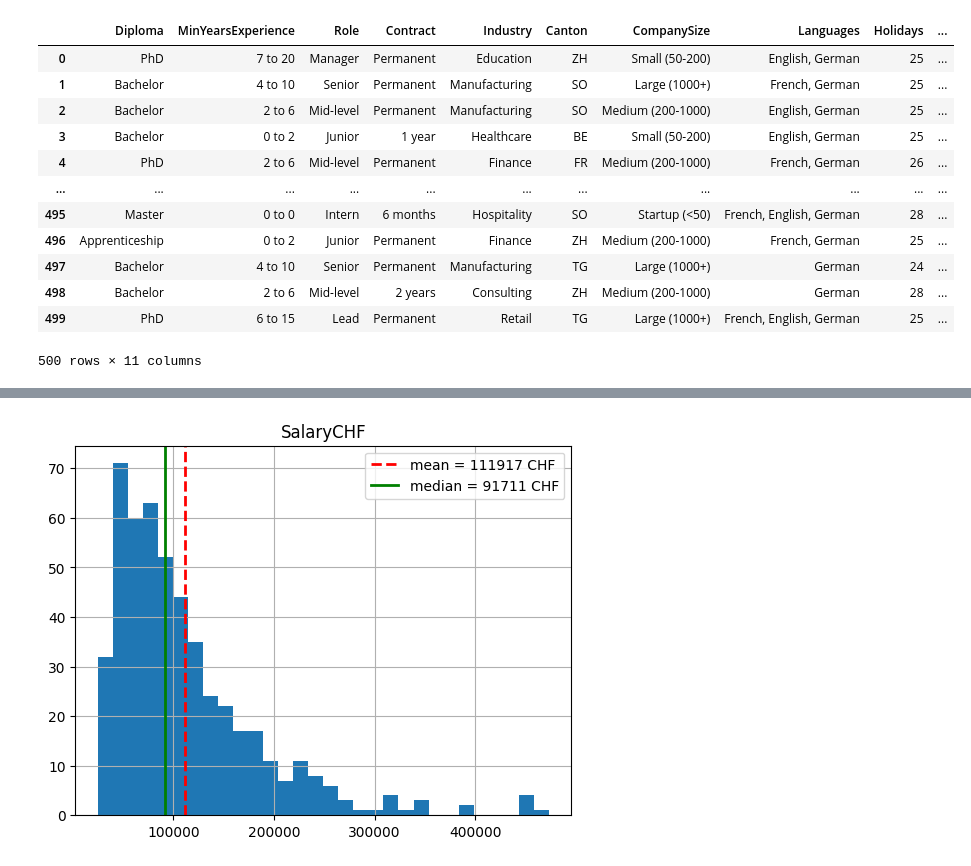
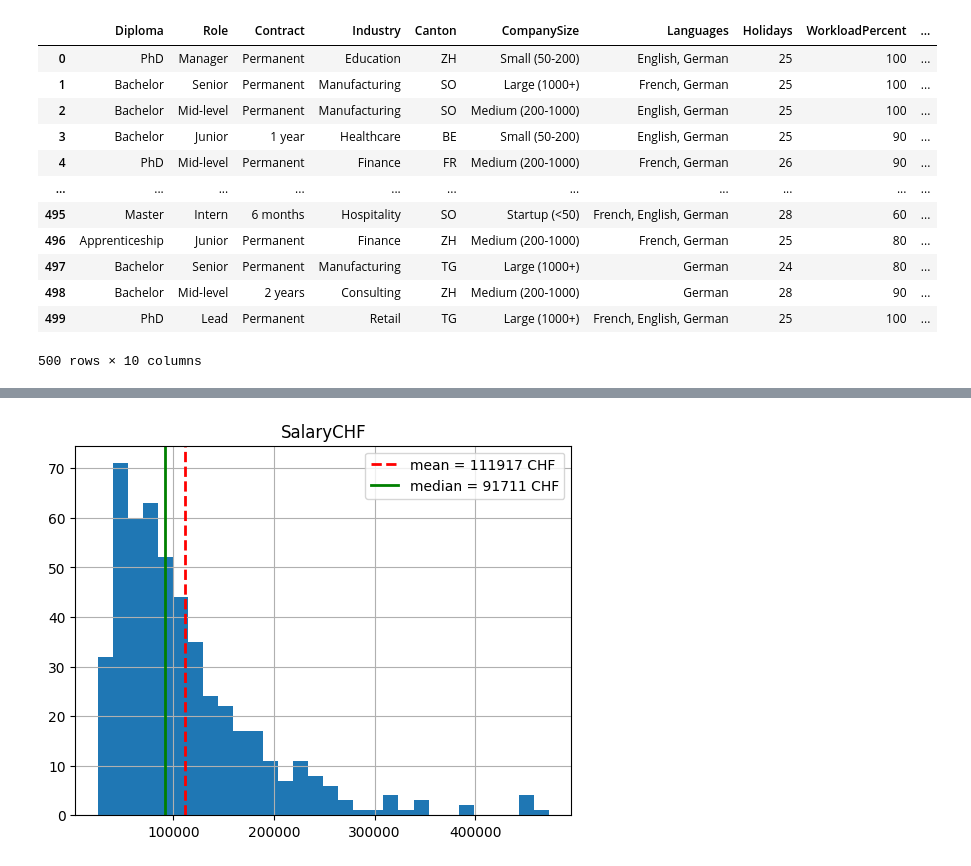
Before and after one commit to Dyumes/SS2-MobileApp, a Jupyter notebook: model_prediction/model.ipynb, the cells around one changed output, grey strips where cells are left out. Cells and saved outputs as stored; diff of their text form; code cells hidden in the pictures.

```diff
--- a/model_prediction/model.ipynb
+++ b/model_prediction/model.ipynb
@@ -1,46 +1,44 @@
 # %%
 import matplotlib.pyplot as plt
 import seaborn as sns
 import numpy as np
 import pandas as pd
 from sklearn.pipeline import Pipeline
 from sklearn.impute import SimpleImputer
 from sklearn.preprocessing import OneHotEncoder, StandardScaler, OrdinalEncoder
 from sklearn.model_selection import train_test_split, cross_val_score, KFold
 from sklearn.linear_model import LinearRegression, Ridge, RidgeCV
 from sklearn.metrics import mean_squared_error, r2_score,mean_absolute_error
 from sklearn.compose import ColumnTransformer, TransformedTargetRegressor
 
 pd.options.mode.chained_assignment = None
 data = pd.read_csv('swiss_job_offers.csv')
 
 data = data.drop('MaternityLeaveWeeks', axis=1)
 data = data.drop('PaternityLeaveWeeks', axis=1)
 data = data.drop('CitySize', axis=1)
 data = data.drop('Perks', axis=1)
-#data = data.drop('Industry', axis=1)
-#data = data.drop('CompanySize', axis=1)
+data = data.drop('MinYearsExperience', axis=1)
 data['Languages'] = data['Languages'].fillna('unknown')
-#data = data.drop('Languages', axis=1)
-#data = data.drop('Holidays', axis=1)
+
 
 
 #data[data.isna().any(axis=1)]
 data
 # %% [output]
-|  | Diploma | MinYearsExperience | Role | Contract | Industry | Canton | CompanySize | Languages | Holidays | ... |
-| 0 | PhD | 7 to 20 | Manager | Permanent | Education | ZH | Small (50-200) | English, German | 25 | ... |
-| 1 | Bachelor | 4 to 10 | Senior | Permanent | Manufacturing | SO | Large (1000+) | French, German | 25 | ... |
-| 2 | Bachelor | 2 to 6 | Mid-level | Permanent | Manufacturing | SO | Medium (200-1000) | English, German | 25 | ... |
-| 3 | Bachelor | 0 to 2 | Junior | 1 year | Healthcare | BE | Small (50-200) | English, German | 25 | ... |
-| 4 | PhD | 2 to 6 | Mid-level | Permanent | Finance | FR | Medium (200-1000) | French, German | 26 | ... |
+|  | Diploma | Role | Contract | Industry | Canton | CompanySize | Languages | Holidays | WorkloadPercent | ... |
+| 0 | PhD | Manager | Permanent | Education | ZH | Small (50-200) | English, German | 25 | 100 | ... |
+| 1 | Bachelor | Senior | Permanent | Manufacturing | SO | Large (1000+) | French, German | 25 | 100 | ... |
+| 2 | Bachelor | Mid-level | Permanent | Manufacturing | SO | Medium (200-1000) | English, German | 25 | 100 | ... |
+| 3 | Bachelor | Junior | 1 year | Healthcare | BE | Small (50-200) | English, German | 25 | 90 | ... |
+| 4 | PhD | Mid-level | Permanent | Finance | FR | Medium (200-1000) | French, German | 26 | 90 | ... |
 | ... | ... | ... | ... | ... | ... | ... | ... | ... | ... | ... |
-| 495 | Master | 0 to 0 | Intern | 6 months | Hospitality | SO | Startup (<50) | French, English, German | 28 | ... |
-| 496 | Apprenticeship | 0 to 2 | Junior | Permanent | Finance | ZH | Medium (200-1000) | French, German | 25 | ... |
-| 497 | Bachelor | 4 to 10 | Senior | Permanent | Manufacturing | TG | Large (1000+) | German | 24 | ... |
-| 498 | Bachelor | 2 to 6 | Mid-level | 2 years | Consulting | ZH | Medium (200-1000) | German | 28 | ... |
-| 499 | PhD | 6 to 15 | Lead | Permanent | Retail | TG | Large (1000+) | French, English, German | 25 | ... |
+| 495 | Master | Intern | 6 months | Hospitality | SO | Startup (<50) | French, English, German | 28 | 60 | ... |
+| 496 | Apprenticeship | Junior | Permanent | Finance | ZH | Medium (200-1000) | French, German | 25 | 80 | ... |
+| 497 | Bachelor | Senior | Permanent | Manufacturing | TG | Large (1000+) | German | 24 | 80 | ... |
+| 498 | Bachelor | Mid-level | 2 years | Consulting | ZH | Medium (200-1000) | German | 28 | 90 | ... |
+| 499 | PhD | Lead | Permanent | Retail | TG | Large (1000+) | French, English, German | 25 | 100 | ... |
-500 rows × 11 columns
+500 rows × 10 columns
 # %%
 
 col_ratios = {}
```
Also changed, not shown: parts of 12 cells of this notebook, 7 other files.
